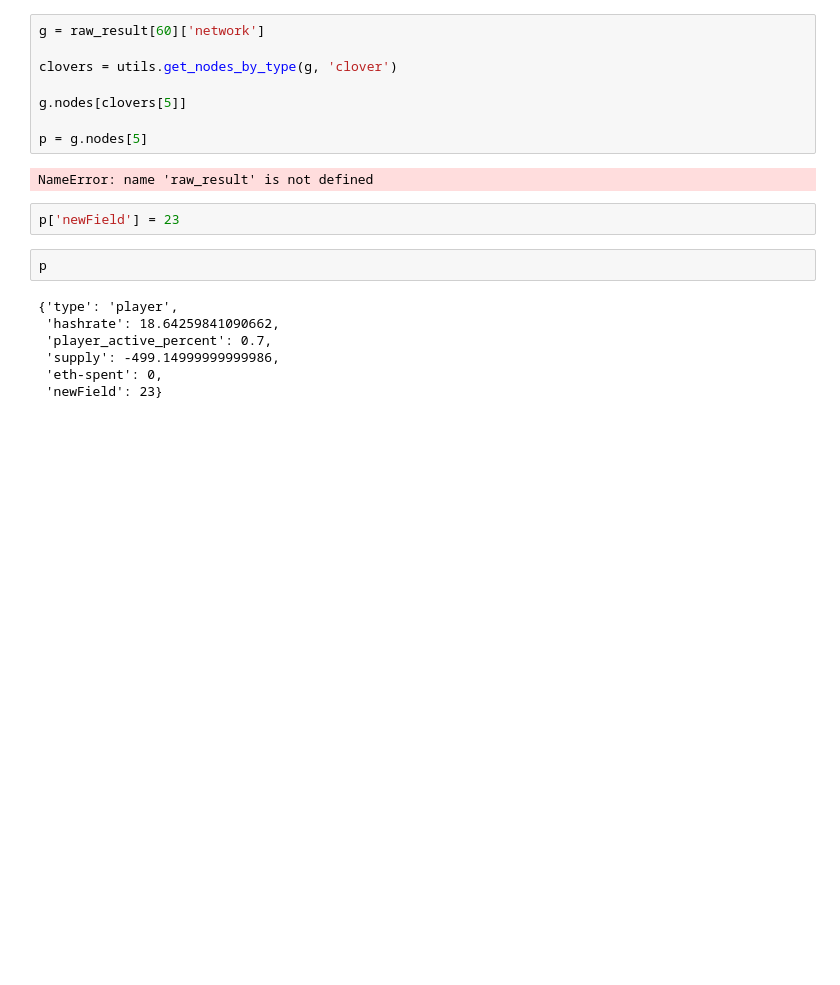
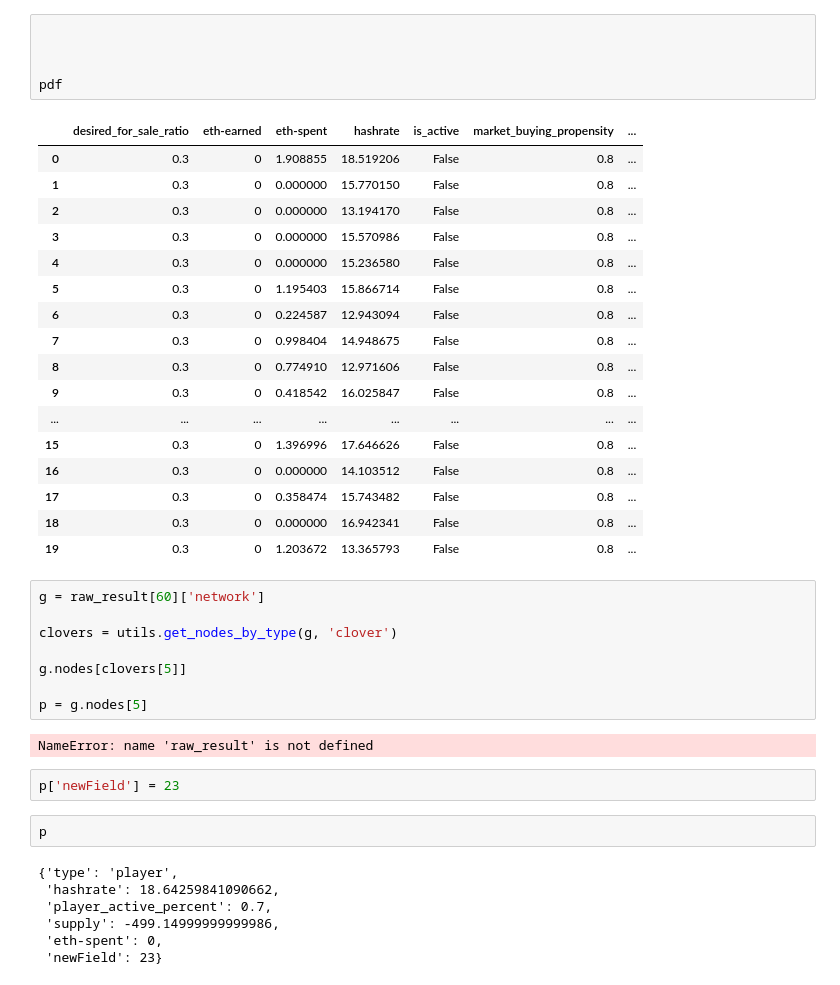
Before and after one commit to clovers-network/clovers-cadCAD, a Jupyter notebook: src/Clovers.network.ipynb, the cells around one changed output. Saved outputs shown, nothing was run; the diff lists cells and outputs as text; blank space fills up the shorter version.

```diff
--- a/src/Clovers.network.ipynb
+++ b/src/Clovers.network.ipynb
@@ -228,3 +321,26 @@ else:
+# %%
+
+
+
+pdf
+# %% [output]
+|  | desired_for_sale_ratio | eth-earned | eth-spent | hashrate | is_active | market_buying_propensity | ... |
+| 0 | 0.3 | 0 | 1.908855 | 18.519206 | False | 0.8 | ... |
+| 1 | 0.3 | 0 | 0.000000 | 15.770150 | False | 0.8 | ... |
+| 2 | 0.3 | 0 | 0.000000 | 13.194170 | False | 0.8 | ... |
+| 3 | 0.3 | 0 | 0.000000 | 15.570986 | False | 0.8 | ... |
+| 4 | 0.3 | 0 | 0.000000 | 15.236580 | False | 0.8 | ... |
+| 5 | 0.3 | 0 | 1.195403 | 15.866714 | False | 0.8 | ... |
+| 6 | 0.3 | 0 | 0.224587 | 12.943094 | False | 0.8 | ... |
+| 7 | 0.3 | 0 | 0.998404 | 14.948675 | False | 0.8 | ... |
+| 8 | 0.3 | 0 | 0.774910 | 12.971606 | False | 0.8 | ... |
+| 9 | 0.3 | 0 | 0.418542 | 16.025847 | False | 0.8 | ... |
+| ... | ... | ... | ... | ... | ... | ... | ... |
+| 15 | 0.3 | 0 | 1.396996 | 17.646626 | False | 0.8 | ... |
+| 16 | 0.3 | 0 | 0.000000 | 14.103512 | False | 0.8 | ... |
+| 17 | 0.3 | 0 | 0.358474 | 15.743482 | False | 0.8 | ... |
+| 18 | 0.3 | 0 | 0.000000 | 16.942341 | False | 0.8 | ... |
+| 19 | 0.3 | 0 | 1.203672 | 13.365793 | False | 0.8 | ... |
 # %%
 g = raw_result[60]['network']
 
```
Also changed, not shown: parts of 19 cells of this notebook, 5 other files.
